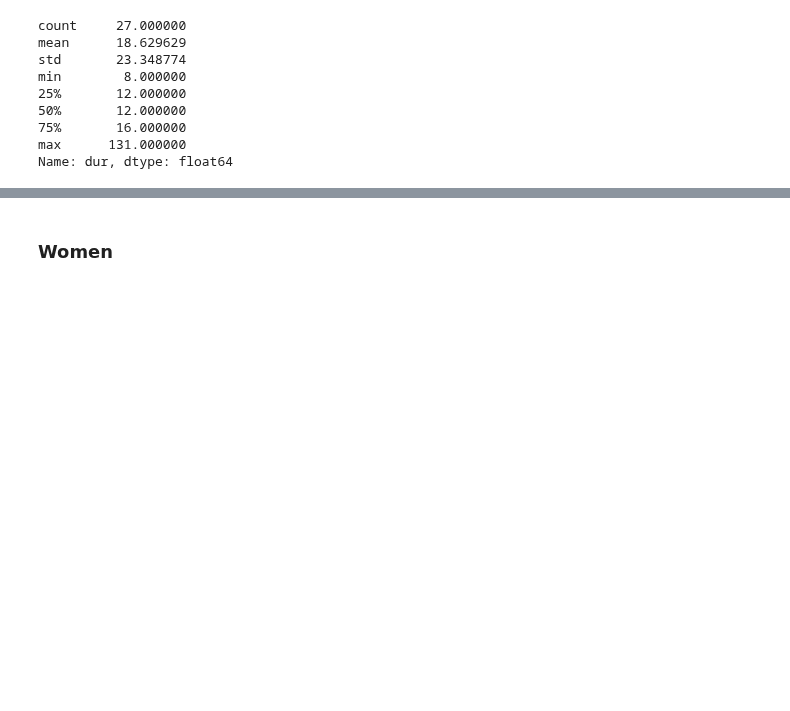
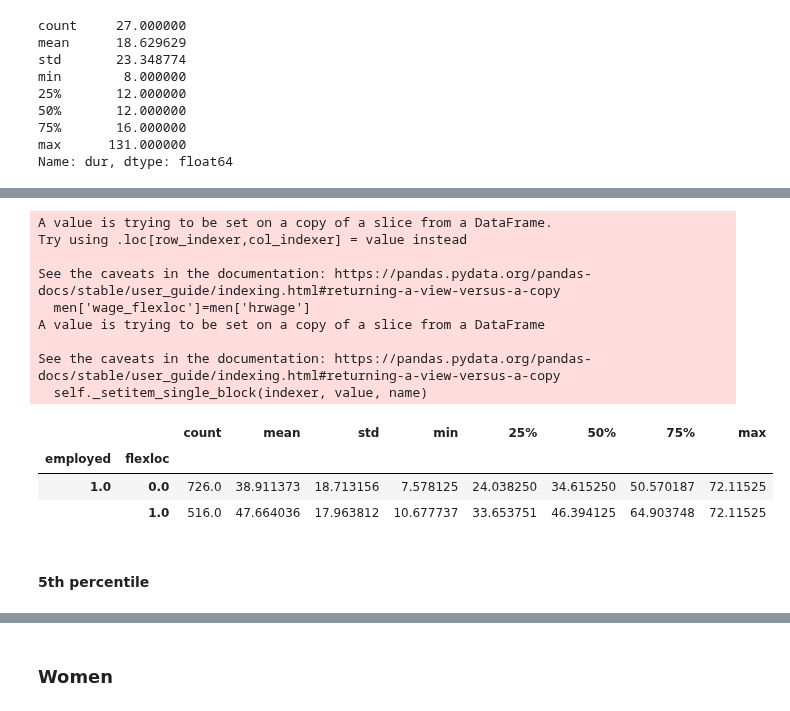
Before and after one commit to meganmccoy/flexibility-in-search-model, a Jupyter notebook: SimplifiedModel.ipynb, the cells around one changed output, grey strips where cells are left out. Drawn from its saved outputs; the diff is of its cells as text; code cells hidden in the pictures; blank space fills up the shorter version.

```diff
--- a/SimplifiedModel.ipynb
+++ b/SimplifiedModel.ipynb
@@ -82 +129,32 @@ Name: dur, dtype: float64
+# %%
+first_pctl = np.zeros(1)
+
+for k in range(2):
+    tmp = men[men['flexloc']==k]
+    first = np.percentile(tmp['hrwage'],1)
+    first_pctl = np.append(first_pctl, first)
+#     print("5th percentile wage = " + str(first) + " for men with flex level " + str(k))
+
+men['wage_flexloc']=men['hrwage']
+
+for k in range(2):
+    men['wage_flexloc'].iloc[(men['hrwage']<first_pctl[k+1]) & (men['flexloc']==k)]=first_pctl[k+1] #k+1 because empty array initiates with zero
+
+men['wage_flexloc'].groupby([men['employed'],men['flexloc']]).describe()
+# %% [output]
+A value is trying to be set on a copy of a slice from a DataFrame.
+Try using .loc[row_indexer,col_indexer] = value instead
+
+See the caveats in the documentation: https://pandas.pydata.org/pandas-docs/stable/user_guide/indexing.html#returning-a-view-versus-a-copy
+  men['wage_flexloc']=men['hrwage']
+A value is trying to be set on a copy of a slice from a DataFrame
+
+See the caveats in the documentation: https://pandas.pydata.org/pandas-docs/stable/user_guide/indexing.html#returning-a-view-versus-a-copy
+  self._setitem_single_block(indexer, value, name)
+|  |  | count | mean | std | min | 25% | 50% | 75% | max |
+| employed | flexloc |  |  |  |  |  |  |  |  |
+| 1.0 | 0.0 | 726.0 | 38.911373 | 18.713156 | 7.578125 | 24.038250 | 34.615250 | 50.570187 | 72.11525 |
+|  | 1.0 | 516.0 | 47.664036 | 17.963812 | 10.677737 | 33.653751 | 46.394125 | 64.903748 | 72.11525 |
+# %% [markdown]
+#### 5th percentile
 # %%
```
Also changed, not shown: parts of 20 cells of this notebook.
